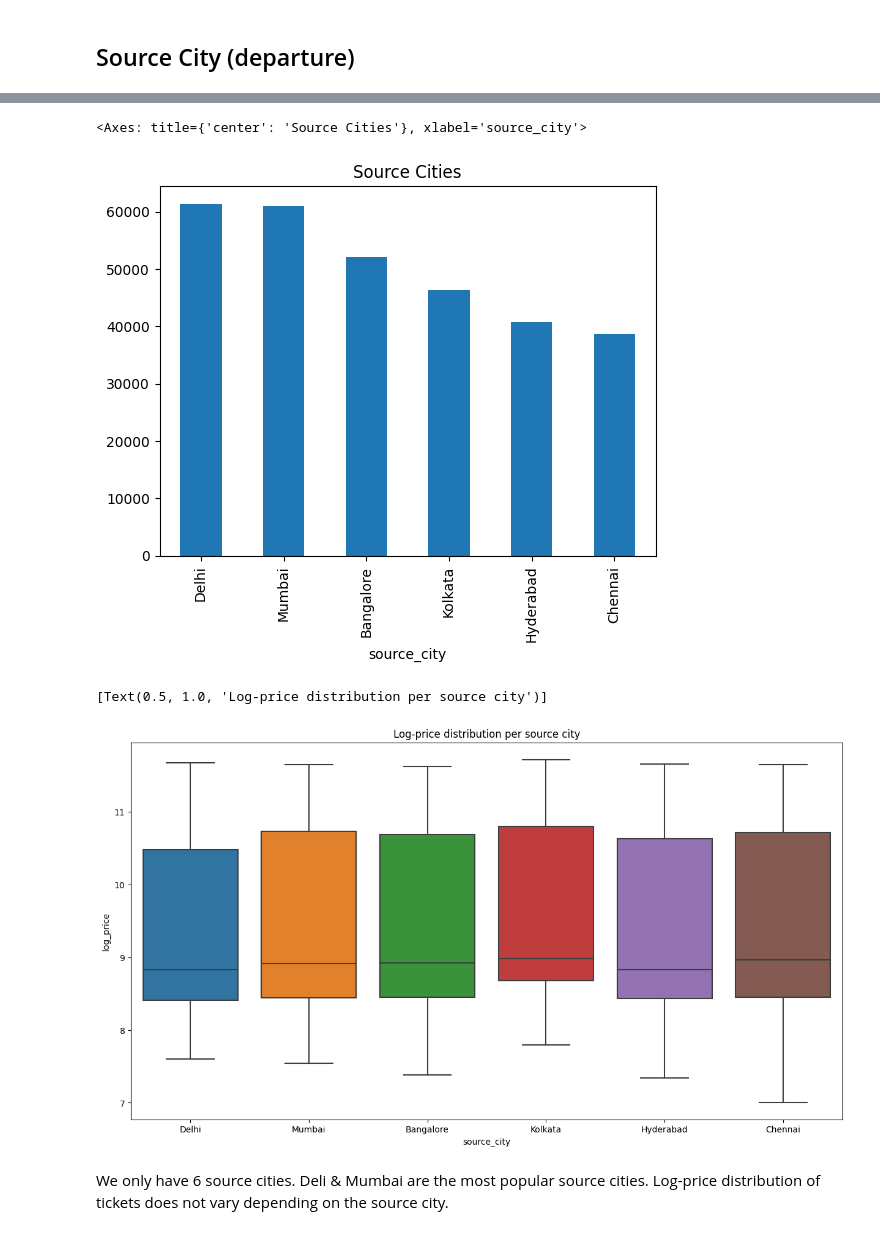
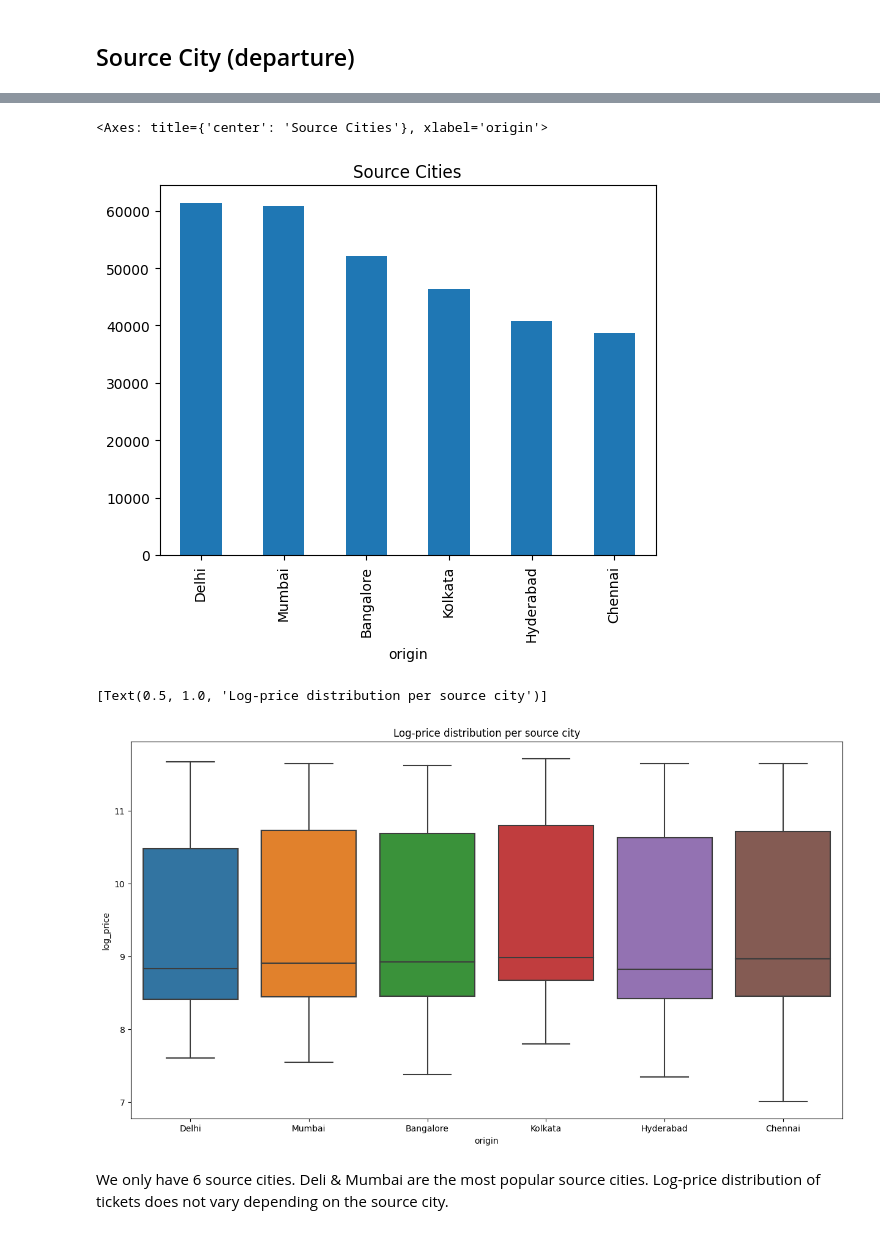
Before and after one commit to AlejandraLLI/Cloud_Engineering_Project, a Jupyter notebook: 03_EDA_Features/EDA.ipynb, the cells around one changed output, grey strips where cells are left out. Saved outputs shown, nothing was run; the diff lists cells and outputs as text; code cells hidden in the pictures.

```diff
--- a/03_EDA_Features/EDA.ipynb
+++ b/03_EDA_Features/EDA.ipynb
@@ -29,0 +23,4 @@ df.head()
+# %%
+# Read clean data
+df = pd.read_csv("../02_Data/clean_data.csv")
+df.head()
@@ -30,6 +34,6 @@ df.head()
 # %%
 # Remove unnamed column
-df.drop("Unnamed: 0", axis = 1, inplace = True)
+#df.drop("Unnamed: 0", axis = 1, inplace = True)
 # %%
 # Number of observations & features
 df.shape
@@ -165,15 +177,15 @@ Name: count, dtype: int64
 # %%
-df.source_city.value_counts().plot(kind = 'bar', title = 'Source Cities')
+df.origin.value_counts().plot(kind = 'bar', title = 'Source Cities')
 # %% [output]
-<Axes: title={'center': 'Source Cities'}, xlabel='source_city'>
+<Axes: title={'center': 'Source Cities'}, xlabel='origin'>
-[figure, old version]
+[figure, new version]
 # %%
 # Group data by source city and get boxplot for price
 plt.figure(figsize=(15,8))
-sns.boxplot(x="source_city", y="log_price", data=df).set(title = 'Log-price distribution per source city')
+sns.boxplot(x="origin", y="log_price", data=df).set(title = 'Log-price distribution per source city')
 # %% [output]
 [Text(0.5, 1.0, 'Log-price distribution per source city')]
-[figure, old version]
+[figure, new version]
 # %% [markdown]
 We only have 6 source cities. Deli & Mumbai are the most popular source cities. Log-price distribution of tickets does not vary depending on the source city.
 # %% [markdown]
```
Also changed, not shown: parts of 34 cells of this notebook, 1 other file.
